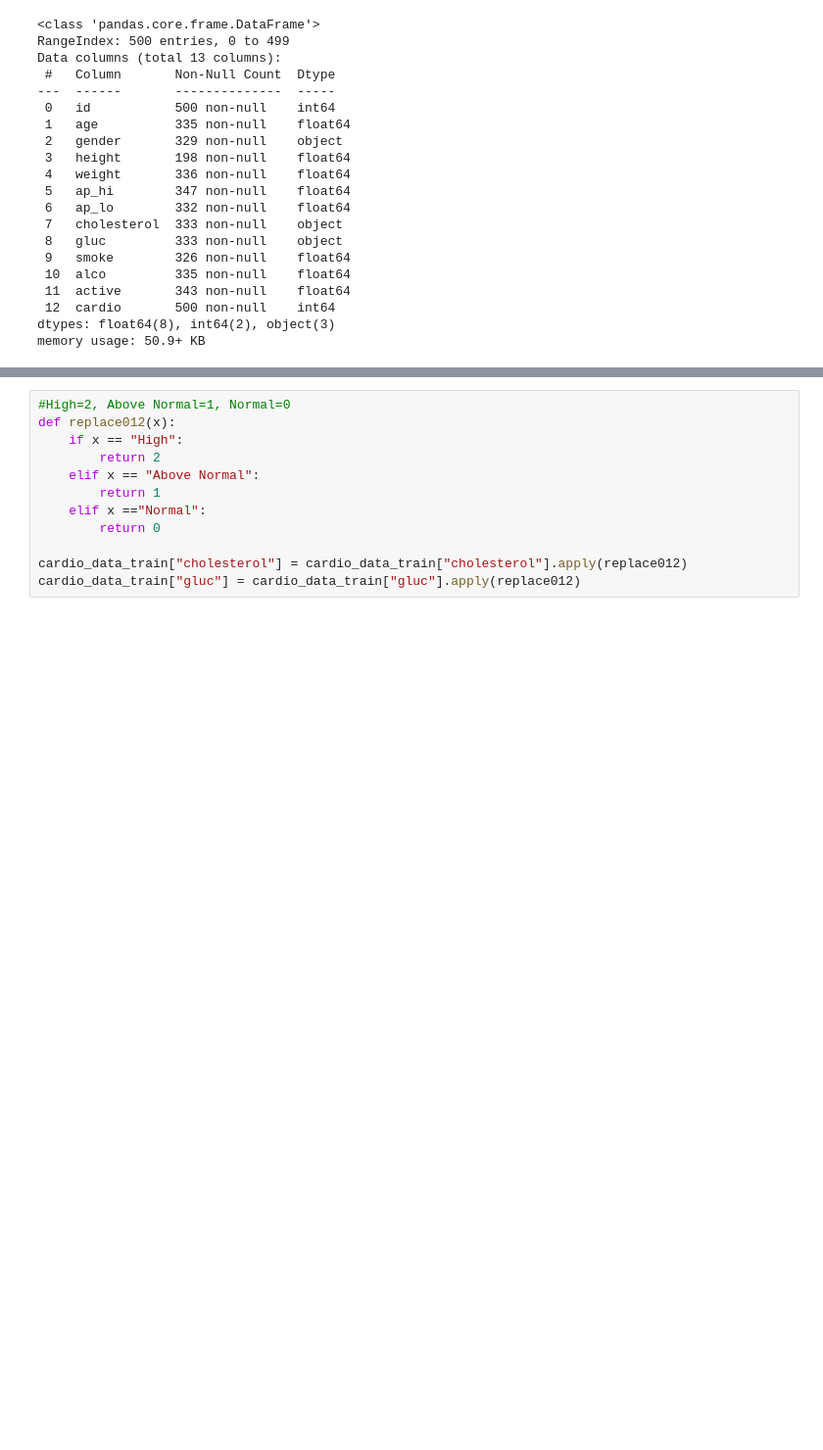
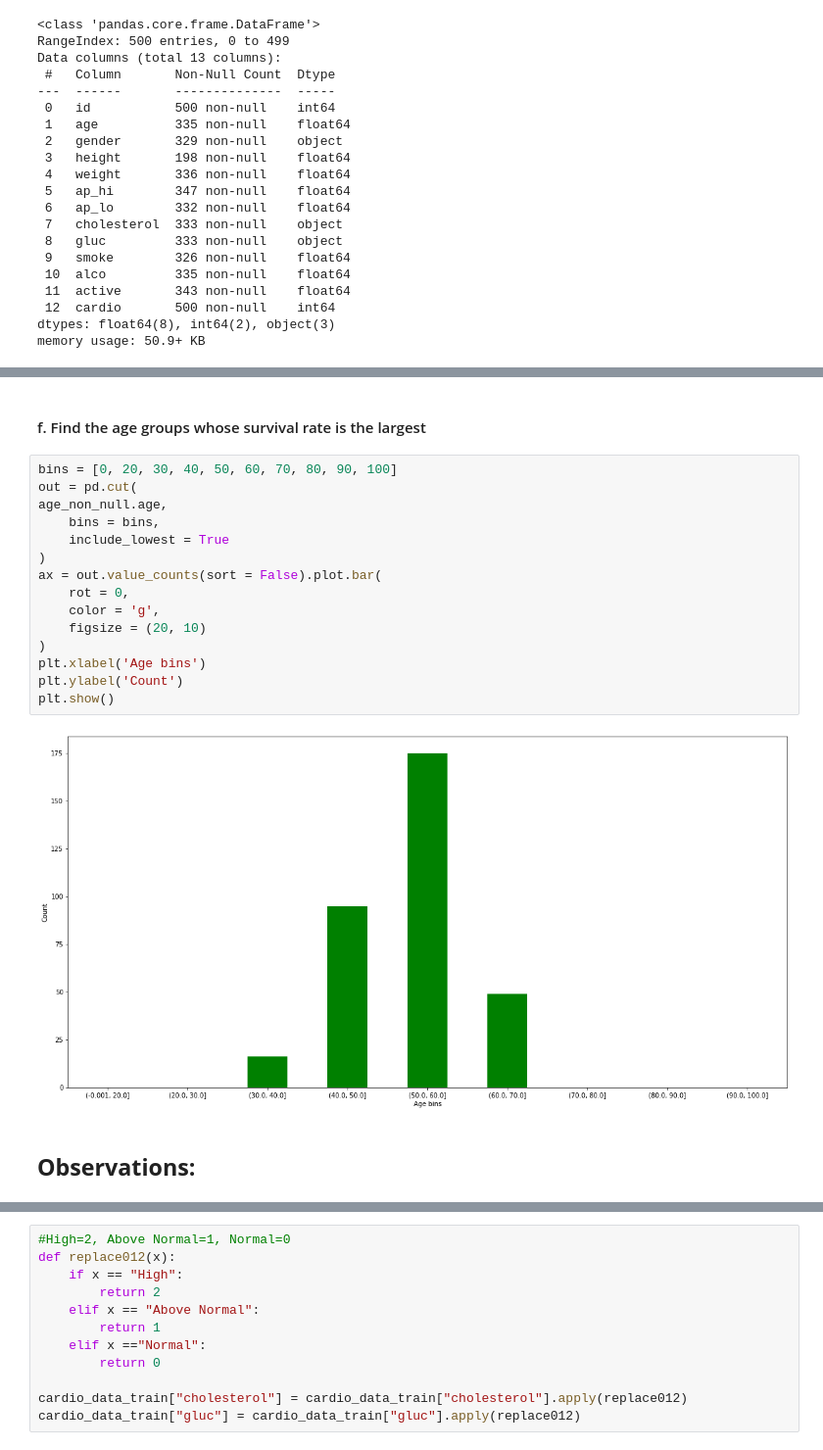
Before and after one commit to srpanchal/Predict-Cardio-Disease-Machine-Learning, a Jupyter notebook: Lab1_Saurabh_Panchal.ipynb, the cells around one changed output, grey strips where cells are left out. Shown: that part at 98% size. Saved outputs shown, nothing was run; the diff lists cells and outputs as text; blank space fills up the shorter version.

```diff
--- a/Lab1_Saurabh_Panchal.ipynb
+++ b/Lab1_Saurabh_Panchal.ipynb
@@ -97 +160,23 @@ cardio_data_train.describe()
+# %% [markdown]
+#### f. Find the age groups whose survival rate is the largest
+# %%
+bins = [0, 20, 30, 40, 50, 60, 70, 80, 90, 100]
+out = pd.cut(
+age_non_null.age,
+    bins = bins,
+    include_lowest = True
+)
+ax = out.value_counts(sort = False).plot.bar(
+    rot = 0,
+    color = 'g',
+    figsize = (20, 10)
+)
+plt.xlabel('Age bins')
+plt.ylabel('Count')
+plt.show()
+# %% [output]
+[figure, added]
+# %% [markdown]
+**Observations:**
+-
 # %%
```
Also changed, not shown: parts of 45 cells of this notebook, 2 other files.
